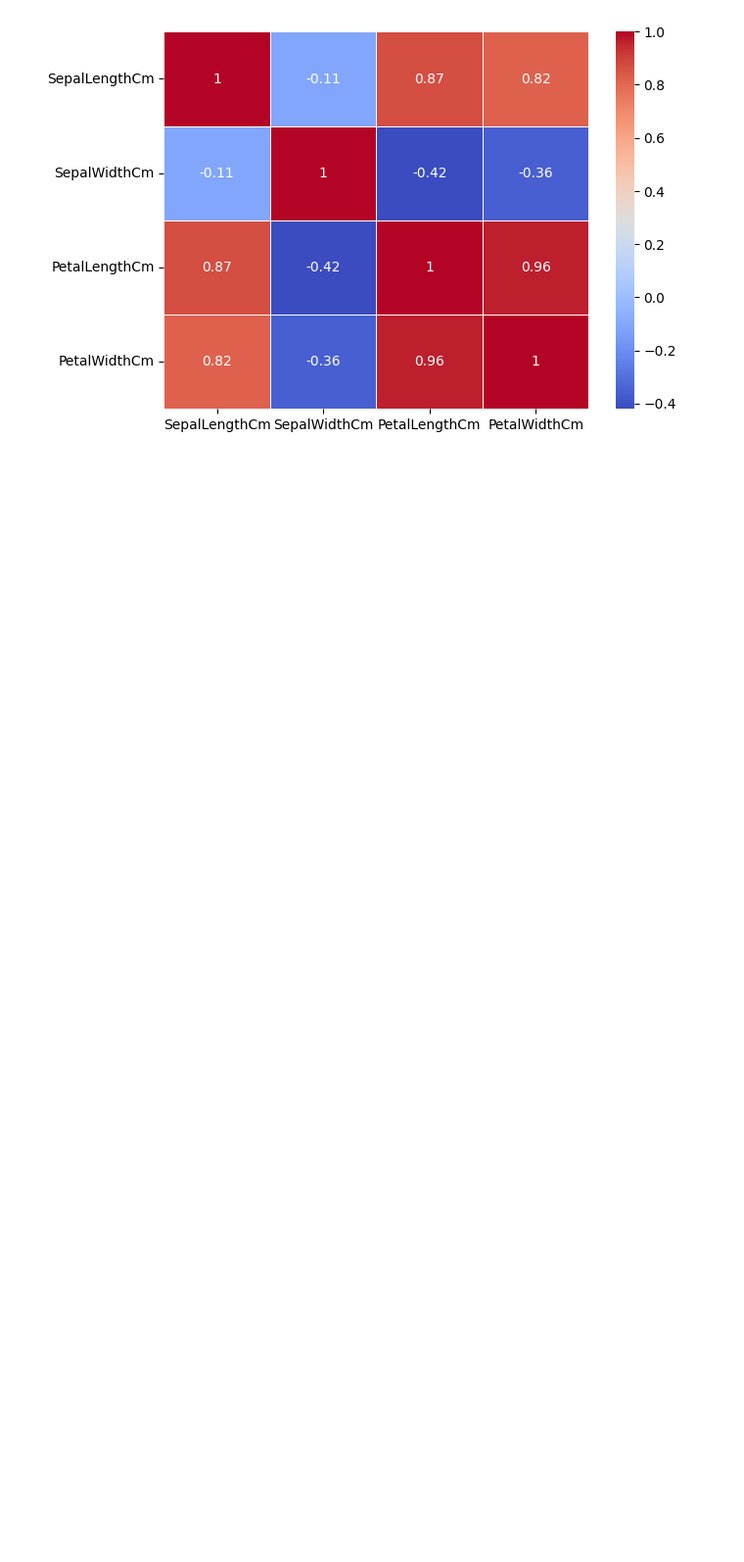
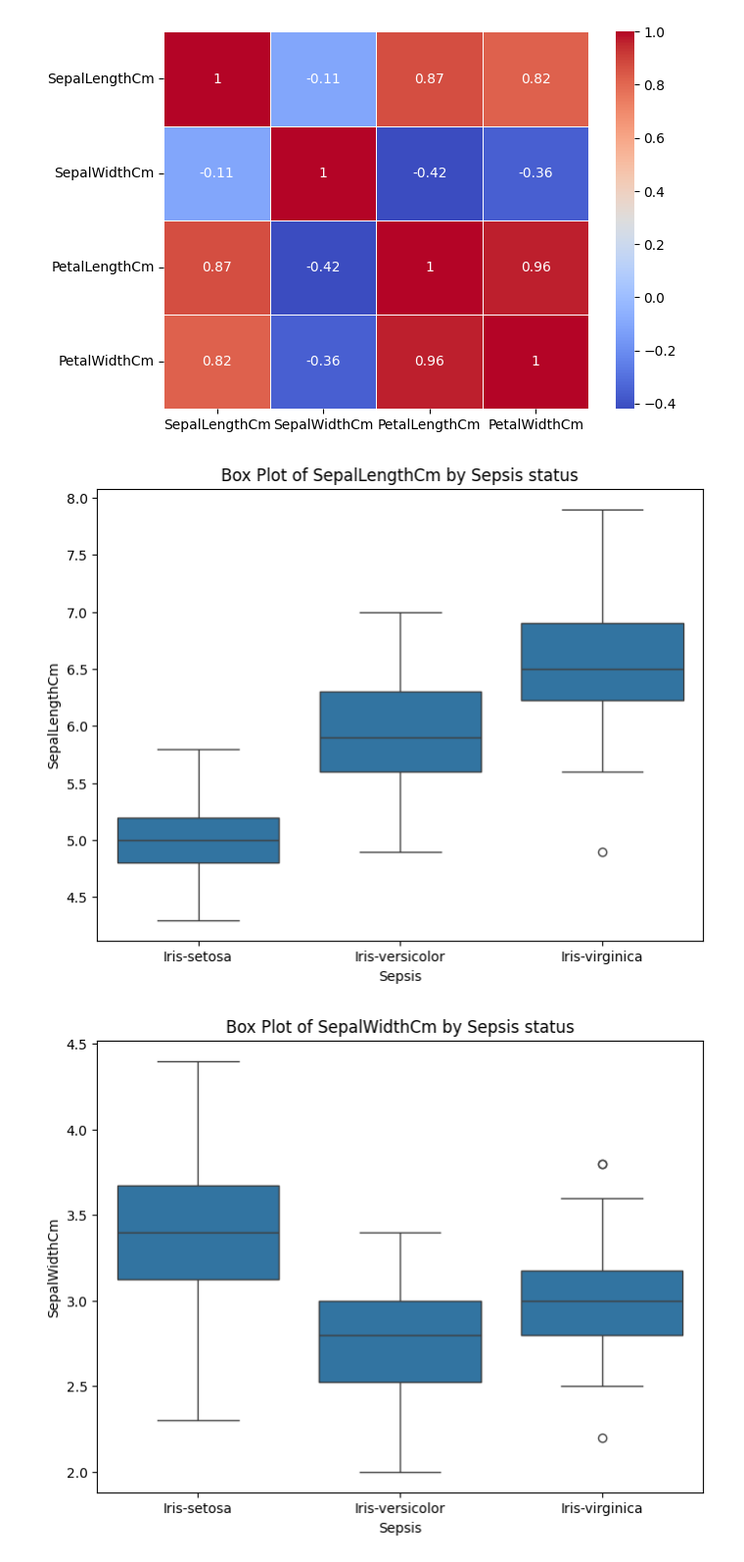
Before and after one commit to speedcode-x/OIBSIP---Iris-Flower-Classification-, a Jupyter notebook: notebook.ipynb, the cells around one changed output. Shown: that part at 98% size. Saved outputs shown, nothing was run; the diff lists cells and outputs as text; code cells hidden in the pictures; blank space fills up the shorter version.

```diff
--- a/notebook.ipynb
+++ b/notebook.ipynb
@@ -126,3 +149,15 @@ sns.heatmap(corr_matrix, annot=True, cmap='coolwarm', linewidths=.5)
 plt.show()
 # %% [output]
 [figure]
+# %%
+# Box Plots
+for col in numeric_data:
+    plt.figure(figsize=(8, 6))
+    sns.boxplot(x=data['Species'], y=data[col])
+    plt.title(f'Box Plot of {col} by Sepsis status')
+    plt.xlabel('Sepsis')
+    plt.ylabel(col)
+    plt.show()
+# %% [output]
+[figure, added]
+[figure, added]
```
Also changed, not shown: parts of 25 cells of this notebook.
